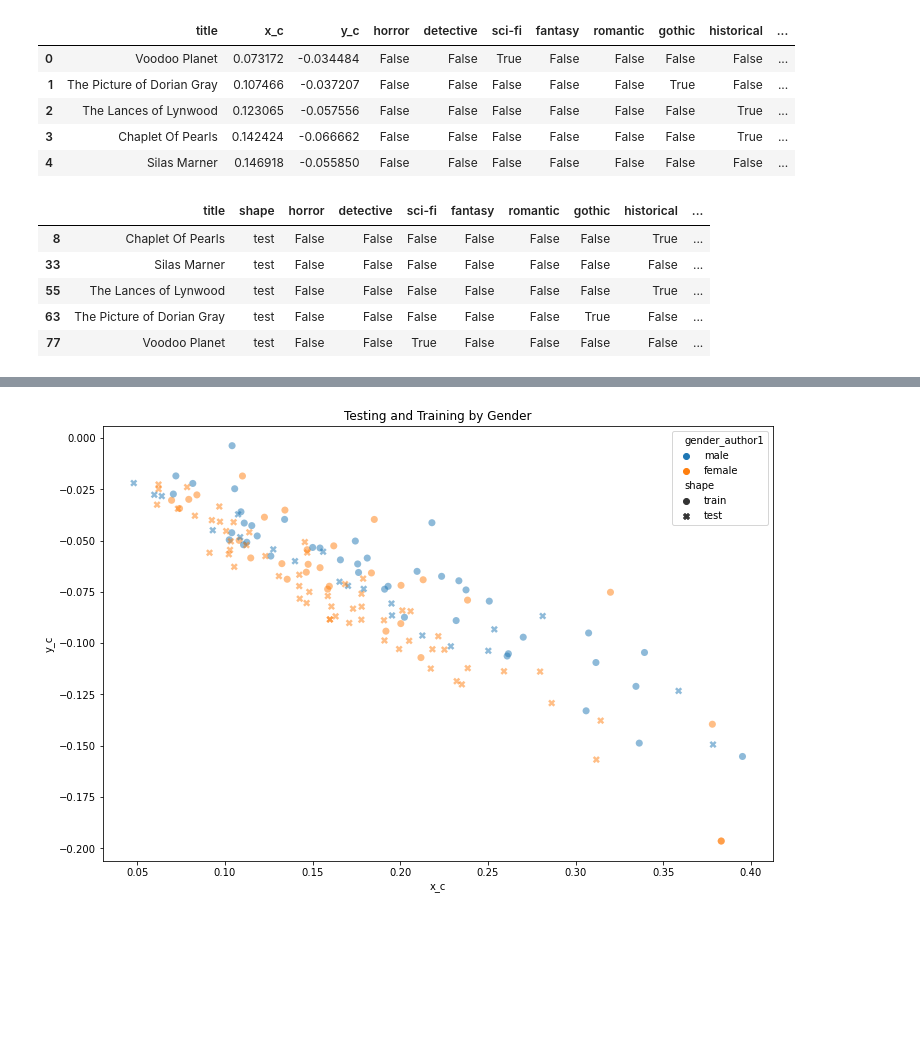
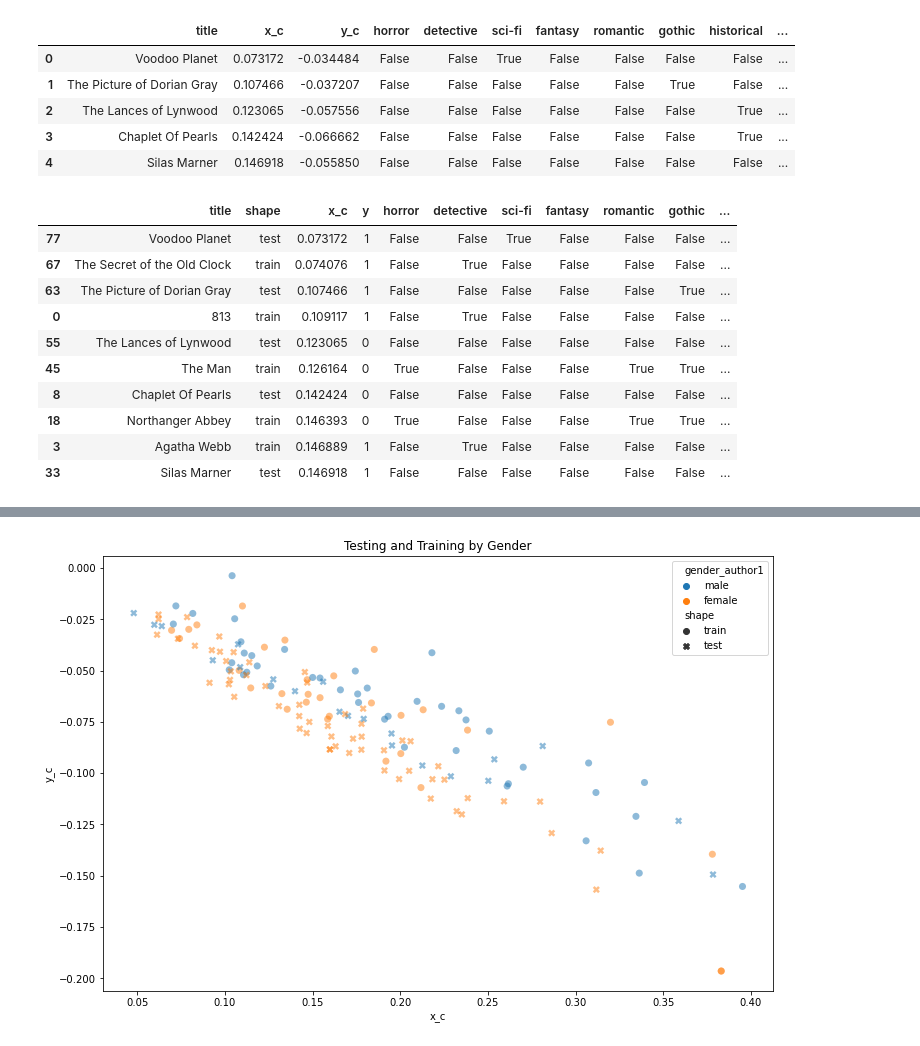
Before and after one commit to gitstelle/info3350-book-recommendation, a Jupyter notebook: books/Code.ipynb, the cells around one changed output, grey strips where cells are left out. Drawn from its saved outputs; the diff is of its cells as text; code cells hidden in the pictures; blank space fills up the shorter version.

```diff
--- a/books/Code.ipynb
+++ b/books/Code.ipynb
@@ -670,8 +670,9 @@ all_hor[(all_hor['y_c']>-.075)&(all_hor['y_c']<-.05)&(all_hor['x_c']<.14)&(all_h
 2 rows × 39 columns
 # %%
 rec_titles=['Voodoo Planet','The Picture of Dorian Gray','Silas Marner','Chaplet Of Pearls','The Lances of Lynwood']
-rec_pairs=['Voodoo Planet','The Picture of Dorian Gray','Silas Marner','Chaplet Of Pearls','The Lances of Lynwood', 'The Man', '813', 'Agatha Webb', 'Secret of the Old Clock', 'Northanger Abbey']
+rec_pairs=['Voodoo Planet','The Picture of Dorian Gray','Silas Marner','Chaplet Of Pearls','The Lances of Lynwood', 'The Man', '813', 'Agatha Webb', 'The Secret of the Old Clock', 'Northanger Abbey']
 book_recs=books_order[books_order['title'].isin(rec_titles)]
+book_pairs=books_order[books_order['title'].isin(rec_pairs)]
 # %%
 book_recs
 # %% [output]
@@ -698,16 +714,22 @@ recs
 | 3 | Chaplet Of Pearls | 0.142424 | -0.066662 | False | False | False | False | False | False | True | ... |
 | 4 | Silas Marner | 0.146918 | -0.055850 | False | False | False | False | False | False | False | ... |
 # %%
-genres = ['title', 'shape', 'horror', 'detective', 'sci-fi', 'fantasy', 'romantic', 'gothic', 'historical',
+genres = ['title', 'shape', 'x_c', 'y', 'horror', 'detective', 'sci-fi', 'fantasy', 'romantic', 'gothic', 'historical',
        'feminist fiction', 'mystery', 'adventure', 'tragedy', 'children',
        'regency', 'manners', 'philosophical', 'coming-of-age']
 
 genre_recs=book_recs[genres]
-genre_recs
+paired_genre_recs=book_pairs[genres]
+paired_genre_recs.sort_values('x_c')
 # %% [output]
-|  | title | shape | horror | detective | sci-fi | fantasy | romantic | gothic | historical | ... |
-| 8 | Chaplet Of Pearls | test | False | False | False | False | False | False | True | ... |
-| 33 | Silas Marner | test | False | False | False | False | False | False | False | ... |
-| 55 | The Lances of Lynwood | test | False | False | False | False | False | False | True | ... |
-| 63 | The Picture of Dorian Gray | test | False | False | False | False | False | True | False | ... |
-| 77 | Voodoo Planet | test | False | False | True | False | False | False | False | ... |
+|  | title | shape | x_c | y | horror | detective | sci-fi | fantasy | romantic | gothic | ... |
+| 77 | Voodoo Planet | test | 0.073172 | 1 | False | False | True | False | False | False | ... |
+| 67 | The Secret of the Old Clock | train | 0.074076 | 1 | False | True | False | False | False | False | ... |
+| 63 | The Picture of Dorian Gray | test | 0.107466 | 1 | False | False | False | False | False | True | ... |
+| 0 | 813 | train | 0.109117 | 1 | False | True | False | False | False | False | ... |
+| 55 | The Lances of Lynwood | test | 0.123065 | 0 | False | False | False | False | False | False | ... |
+| 45 | The Man | train | 0.126164 | 0 | True | False | False | False | True | True | ... |
+| 8 | Chaplet Of Pearls | test | 0.142424 | 0 | False | False | False | False | False | False | ... |
+| 18 | Northanger Abbey | train | 0.146393 | 0 | True | False | False | False | True | True | ... |
+| 3 | Agatha Webb | train | 0.146889 | 1 | False | True | False | False | False | False | ... |
+| 33 | Silas Marner | test | 0.146918 | 1 | False | False | False | False | False | False | ... |
```
Also changed, not shown: parts of 7 cells of this notebook.
